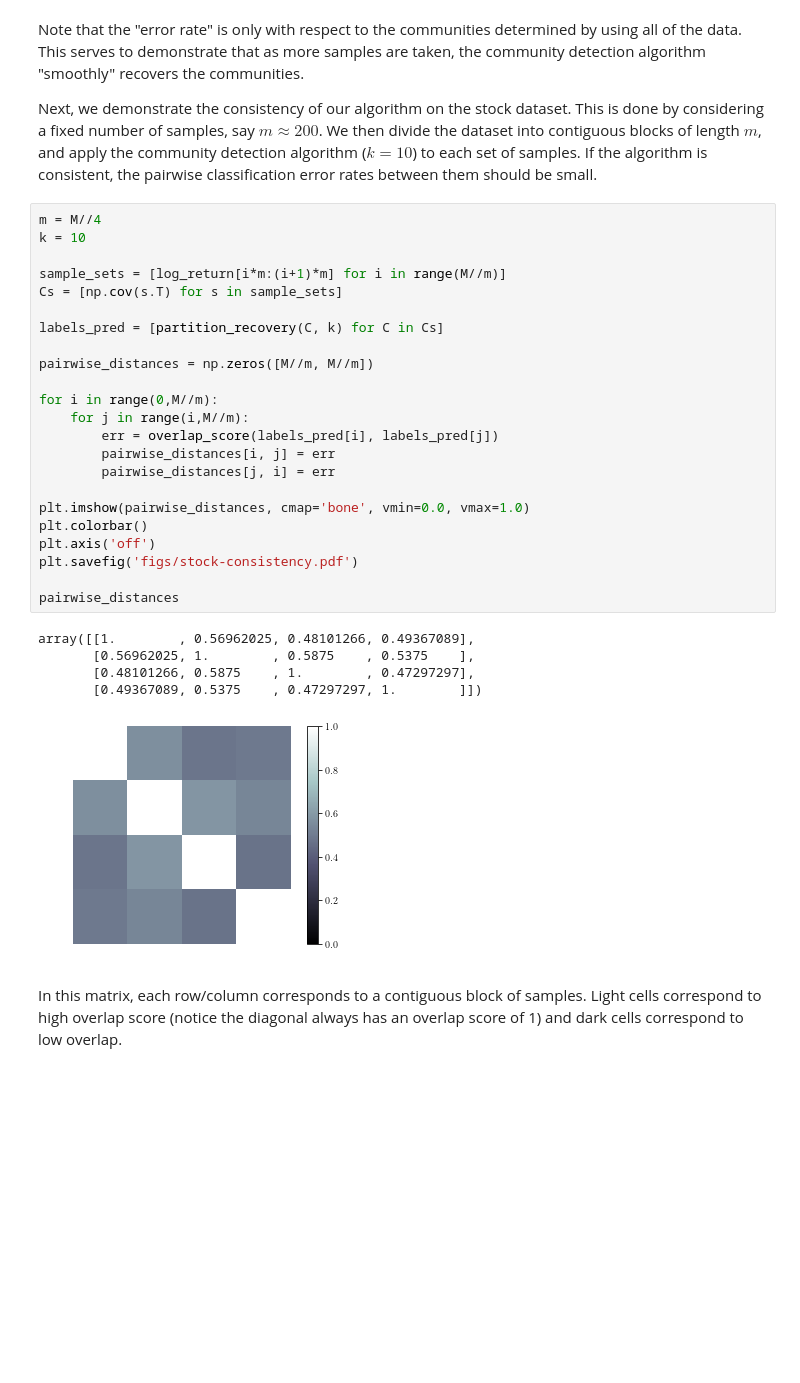
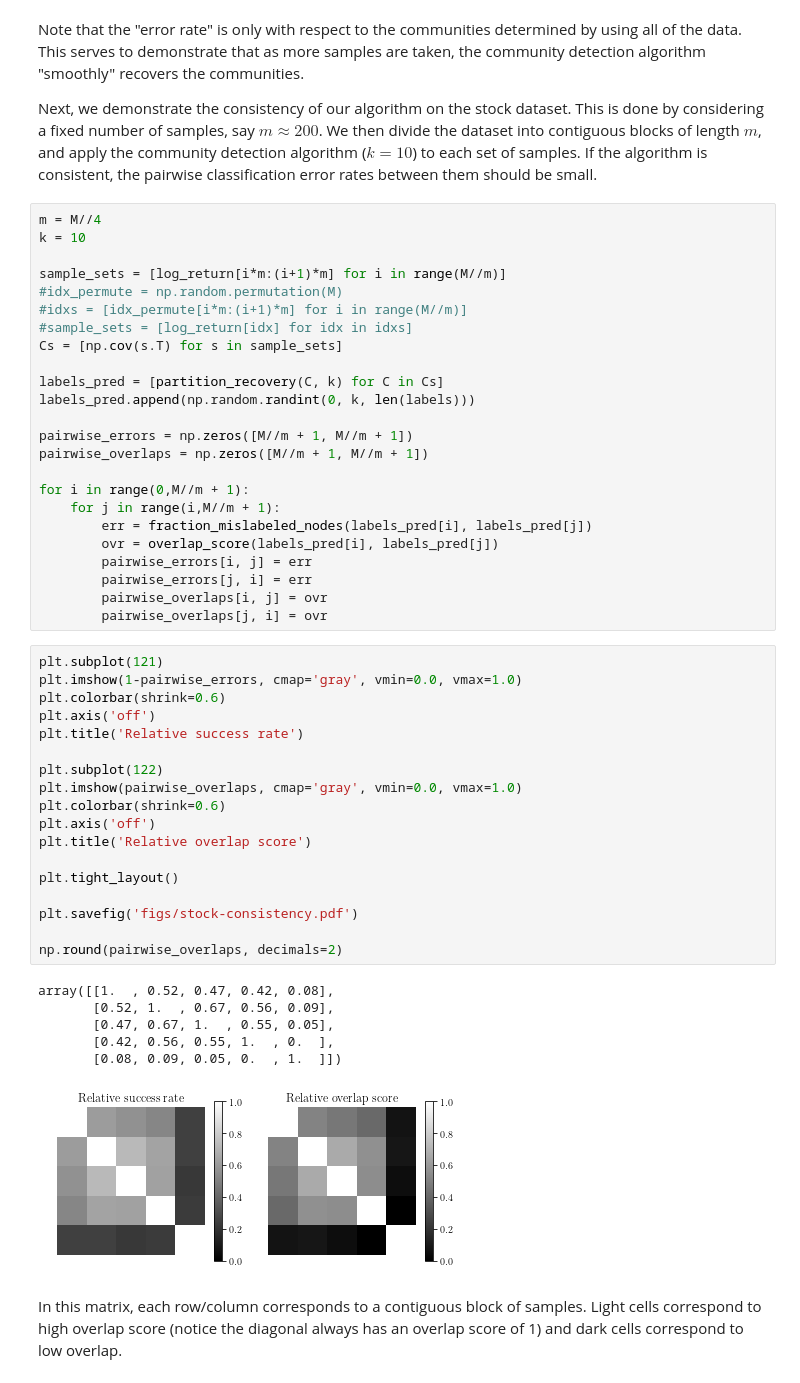
Before and after one commit to tmrod/timevary-netfeat-supplement, a Jupyter notebook: sbm_community_detection.ipynb, the cells around one changed output. Cells and saved outputs as stored; diff of their text form; blank space fills up the shorter version.

Commit message:
latest round of experiments

```diff
--- a/sbm_community_detection.ipynb
+++ b/sbm_community_detection.ipynb
@@ -553,30 +617,50 @@ m = M//4
 k = 10
 
 sample_sets = [log_return[i*m:(i+1)*m] for i in range(M//m)]
+#idx_permute = np.random.permutation(M)
+#idxs = [idx_permute[i*m:(i+1)*m] for i in range(M//m)]
+#sample_sets = [log_return[idx] for idx in idxs]
 Cs = [np.cov(s.T) for s in sample_sets]
 
 labels_pred = [partition_recovery(C, k) for C in Cs]
+labels_pred.append(np.random.randint(0, k, len(labels)))
 
-pairwise_distances = np.zeros([M//m, M//m])
+pairwise_errors = np.zeros([M//m + 1, M//m + 1])
+pairwise_overlaps = np.zeros([M//m + 1, M//m + 1])
 
-for i in range(0,M//m):
-    for j in range(i,M//m):
-        err = overlap_score(labels_pred[i], labels_pred[j])
-        pairwise_distances[i, j] = err
-        pairwise_distances[j, i] = err
-
-plt.imshow(pairwise_distances, cmap='bone', vmin=0.0, vmax=1.0)
-plt.colorbar()
-plt.axis('off')
-plt.savefig('figs/stock-consistency.pdf')
-
-pairwise_distances
+for i in range(0,M//m + 1):
+    for j in range(i,M//m + 1):
+        err = fraction_mislabeled_nodes(labels_pred[i], labels_pred[j])
+        ovr = overlap_score(labels_pred[i], labels_pred[j])
+        pairwise_errors[i, j] = err
+        pairwise_errors[j, i] = err
+        pairwise_overlaps[i, j] = ovr
+        pairwise_overlaps[j, i] = ovr
-# %% [output]
-array([[1.        , 0.56962025, 0.48101266, 0.49367089],
-       [0.56962025, 1.        , 0.5875    , 0.5375    ],
-       [0.48101266, 0.5875    , 1.        , 0.47297297],
-       [0.49367089, 0.5375    , 0.47297297, 1.        ]])
-[figure, removed]
+# %%
+plt.subplot(121)
+plt.imshow(1-pairwise_errors, cmap='gray', vmin=0.0, vmax=1.0)
+plt.colorbar(shrink=0.6)
+plt.axis('off')
+plt.title('Relative success rate')
+
+plt.subplot(122)
+plt.imshow(pairwise_overlaps, cmap='gray', vmin=0.0, vmax=1.0)
+plt.colorbar(shrink=0.6)
+plt.axis('off')
+plt.title('Relative overlap score')
+
+plt.tight_layout()
+
+plt.savefig('figs/stock-consistency.pdf')
+
+np.round(pairwise_overlaps, decimals=2)
+# %% [output]
+array([[1.  , 0.52, 0.47, 0.42, 0.08],
+       [0.52, 1.  , 0.67, 0.56, 0.09],
+       [0.47, 0.67, 1.  , 0.55, 0.05],
+       [0.42, 0.56, 0.55, 1.  , 0.  ],
+       [0.08, 0.09, 0.05, 0.  , 1.  ]])
+[figure, added]
 # %% [markdown]
 In this matrix, each row/column corresponds to a contiguous block of samples.
 Light cells correspond to high overlap score (notice the diagonal always has an overlap score of 1) and dark cells correspond to low overlap.
```
Also changed, not shown: parts of 13 cells of this notebook, 7 other files.
